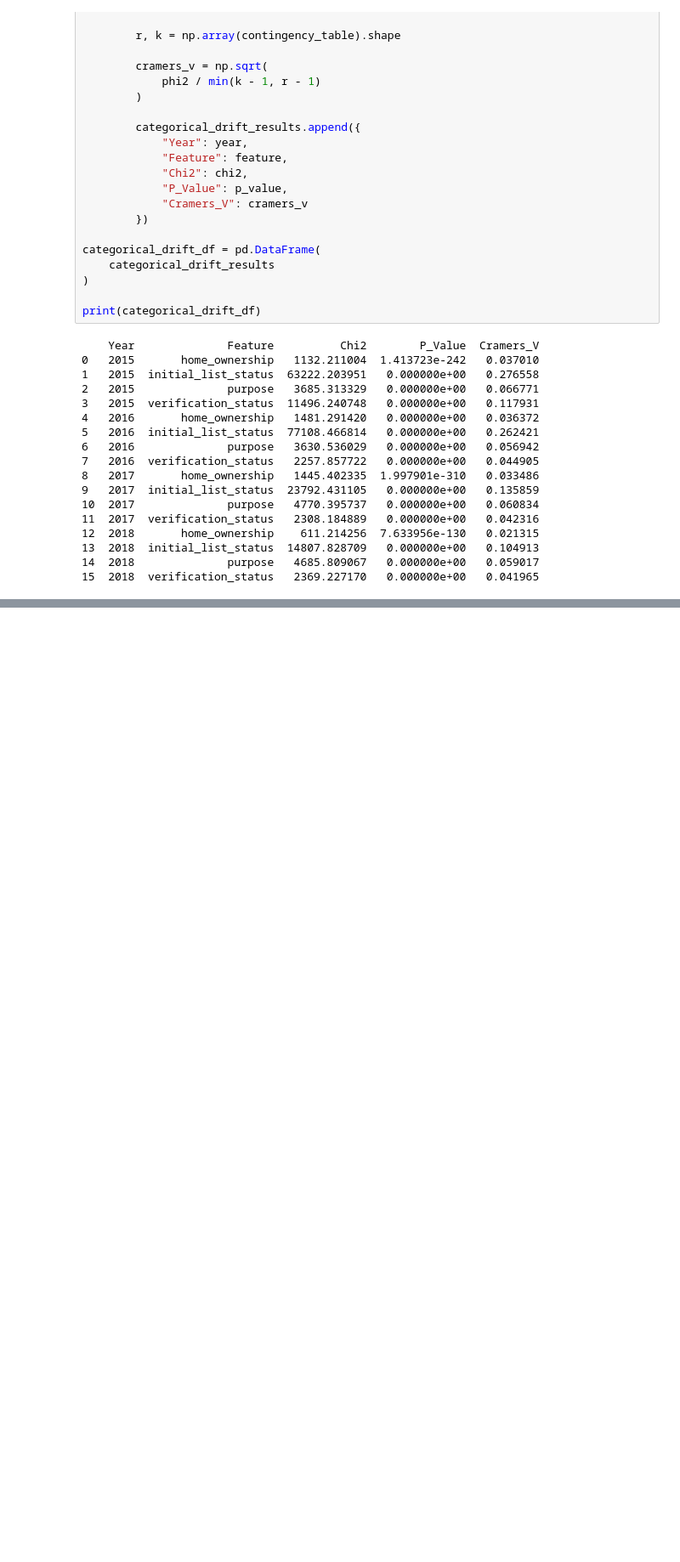
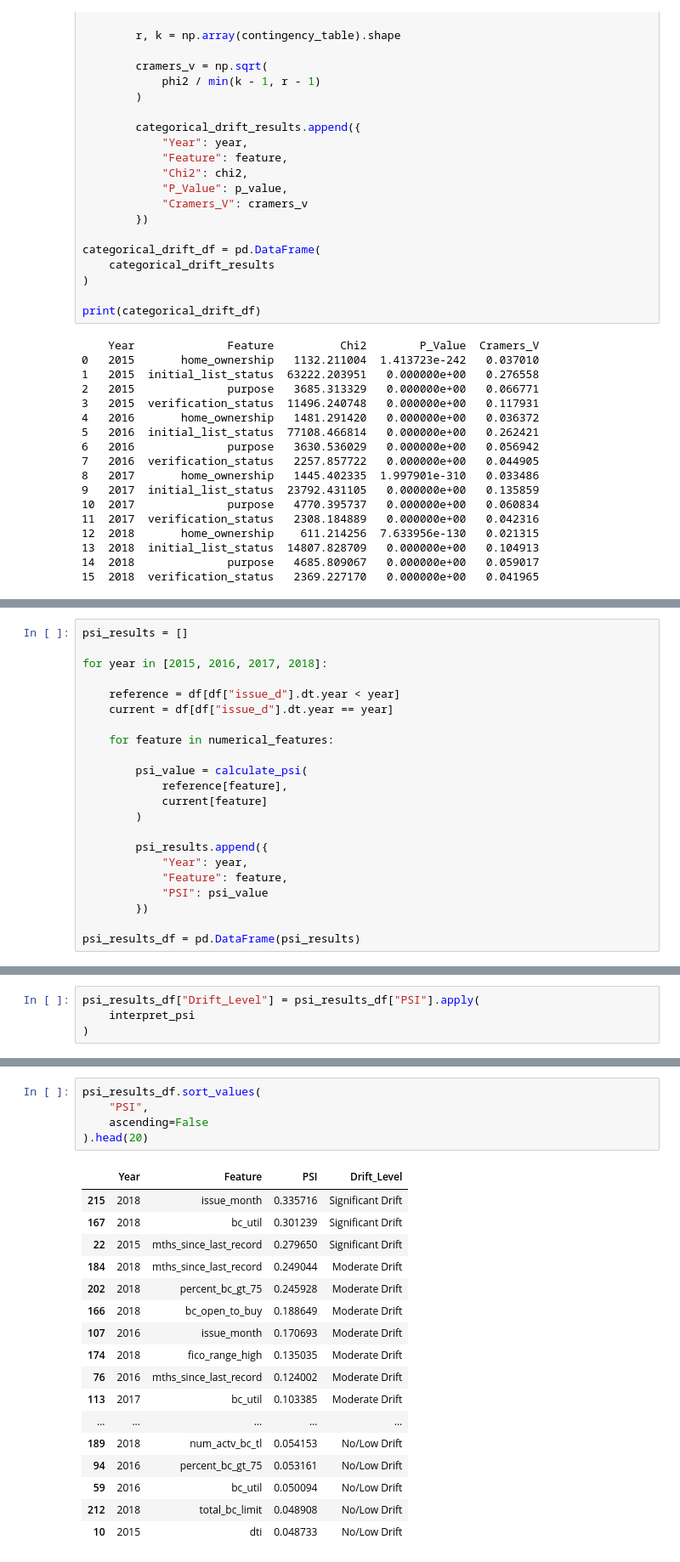
Before and after one commit to Saad7912/ML-Model-Drift-Health-Monitoring-Agent, a Jupyter notebook: LendingClubLoanData.ipynb, the cells around one changed output, grey strips where cells are left out. Shown at 85% size. Cells and saved outputs as stored; diff of their text form; blank space fills up the shorter version.

```diff
--- a/LendingClubLoanData.ipynb
+++ b/LendingClubLoanData.ipynb
@@ -2208,0 +2270,22 @@ print(categorical_drift_df)
+# %%
+psi_results = []
+
+for year in [2015, 2016, 2017, 2018]:
+
+    reference = df[df["issue_d"].dt.year < year]
+    current = df[df["issue_d"].dt.year == year]
+
+    for feature in numerical_features:
+
+        psi_value = calculate_psi(
+            reference[feature],
+            current[feature]
+        )
+
+        psi_results.append({
+            "Year": year,
+            "Feature": feature,
+            "PSI": psi_value
+        })
+
+psi_results_df = pd.DataFrame(psi_results)
@@ -2208,0 +2326,4 @@ print(categorical_drift_df)
+# %%
+psi_results_df["Drift_Level"] = psi_results_df["PSI"].apply(
+    interpret_psi
+)
@@ -2208,0 +2415,23 @@ print(categorical_drift_df)
+# %%
+psi_results_df.sort_values(
+    "PSI",
+    ascending=False
+).head(20)
+# %% [output]
+|  | Year | Feature | PSI | Drift_Level |
+| 215 | 2018 | issue_month | 0.335716 | Significant Drift |
+| 167 | 2018 | bc_util | 0.301239 | Significant Drift |
+| 22 | 2015 | mths_since_last_record | 0.279650 | Significant Drift |
+| 184 | 2018 | mths_since_last_record | 0.249044 | Moderate Drift |
+| 202 | 2018 | percent_bc_gt_75 | 0.245928 | Moderate Drift |
+| 166 | 2018 | bc_open_to_buy | 0.188649 | Moderate Drift |
+| 107 | 2016 | issue_month | 0.170693 | Moderate Drift |
+| 174 | 2018 | fico_range_high | 0.135035 | Moderate Drift |
+| 76 | 2016 | mths_since_last_record | 0.124002 | Moderate Drift |
+| 113 | 2017 | bc_util | 0.103385 | Moderate Drift |
+| ... | ... | ... | ... | ... |
+| 189 | 2018 | num_actv_bc_tl | 0.054153 | No/Low Drift |
+| 94 | 2016 | percent_bc_gt_75 | 0.053161 | No/Low Drift |
+| 59 | 2016 | bc_util | 0.050094 | No/Low Drift |
+| 212 | 2018 | total_bc_limit | 0.048908 | No/Low Drift |
+| 10 | 2015 | dti | 0.048733 | No/Low Drift |
```
Also changed, not shown: parts of 11 cells of this notebook.
